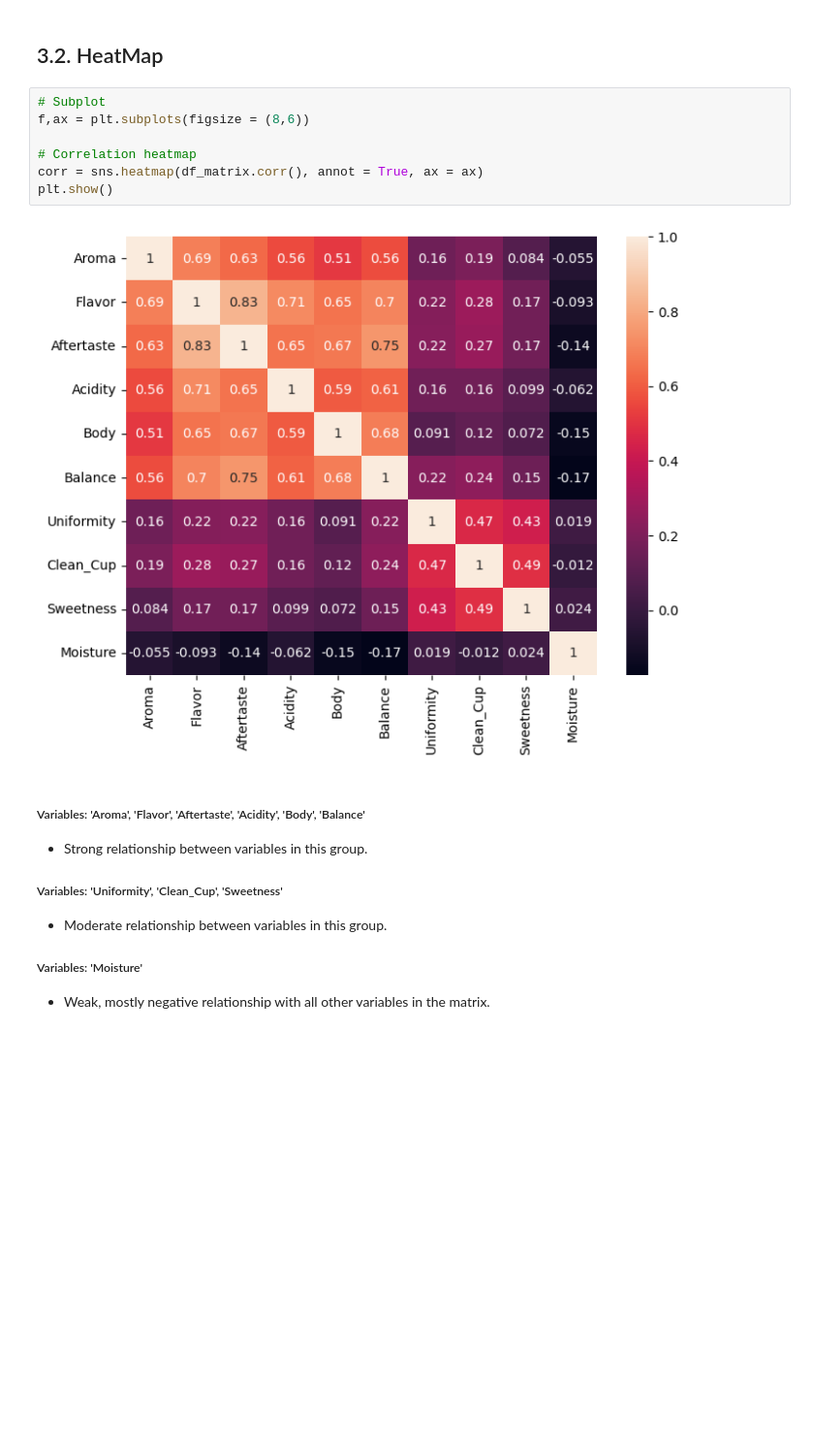
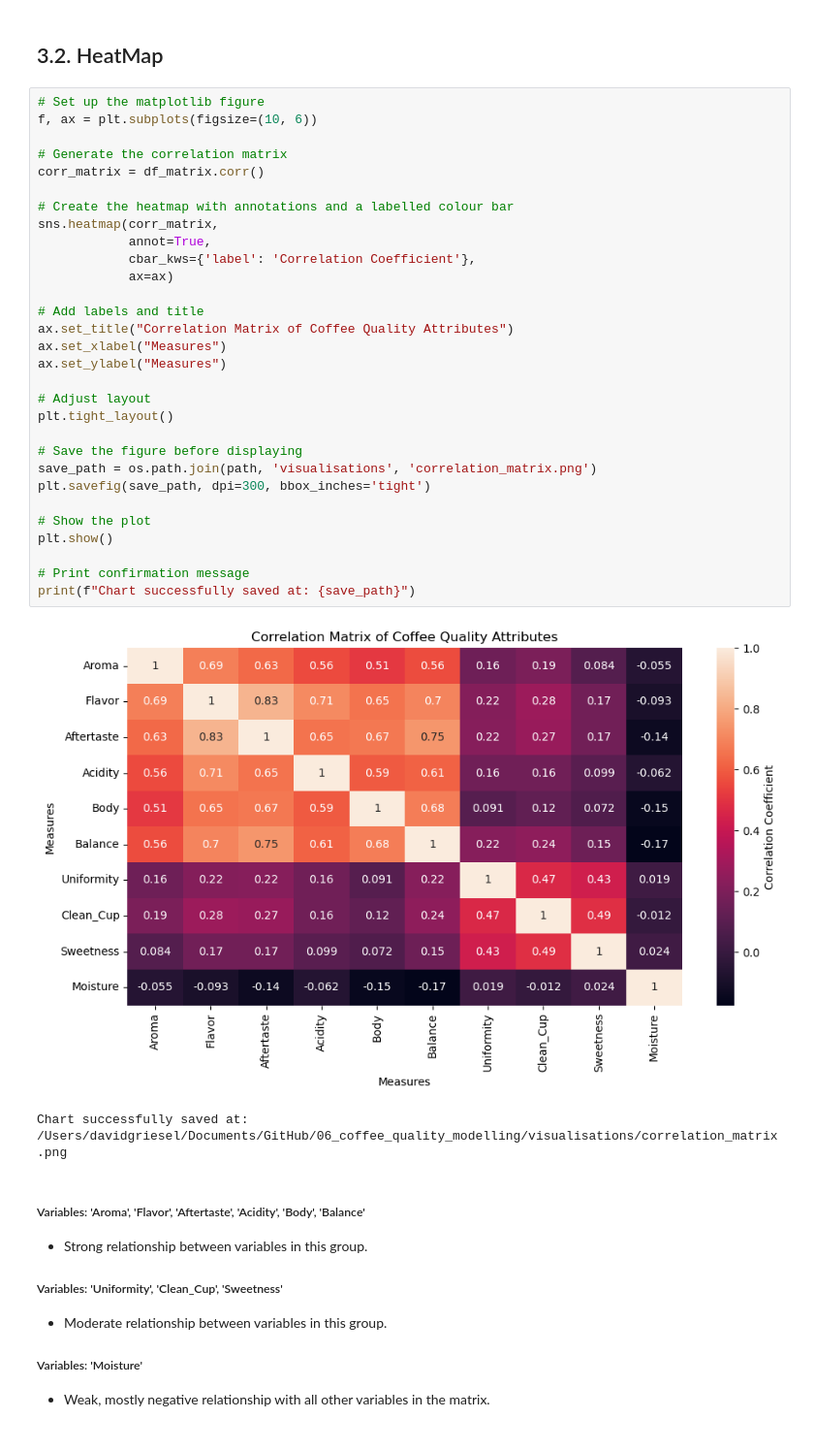
Before and after one commit to davidgriesel/06_coffee_quality_modelling, a Jupyter notebook: notebooks/02_eda.ipynb, the cells around one changed output. Shown at 97% size. Drawn from its saved outputs; the diff is of its cells as text; blank space fills up the shorter version.

```diff
--- a/notebooks/02_eda.ipynb
+++ b/notebooks/02_eda.ipynb
@@ -75,15 +75,39 @@ df_matrix.corr()
 | Moisture | -0.055065 | -0.093089 | -0.136153 | -0.062145 | -0.150665 | -0.174306 | 0.019086 | -0.012319 | 0.024354 | 1.000000 |
 # %% [markdown]
 ## 3.2. HeatMap
-# %%
-# Subplot
-f,ax = plt.subplots(figsize = (8,6))
-
-# Correlation heatmap
-corr = sns.heatmap(df_matrix.corr(), annot = True, ax = ax)
-plt.show()
-# %% [output]
-[figure, removed]
+# %%
+# Set up the matplotlib figure
+f, ax = plt.subplots(figsize=(10, 6))
+
+# Generate the correlation matrix
+corr_matrix = df_matrix.corr()
+
+# Create the heatmap with annotations and a labelled colour bar
+sns.heatmap(corr_matrix,
+            annot=True,
+            cbar_kws={'label': 'Correlation Coefficient'},
+            ax=ax)
+
+# Add labels and title
+ax.set_title("Correlation Matrix of Coffee Quality Attributes")
+ax.set_xlabel("Measures")
+ax.set_ylabel("Measures")
+
+# Adjust layout
+plt.tight_layout()
+
+# Save the figure before displaying
+save_path = os.path.join(path, 'visualisations', 'correlation_matrix.png')
+plt.savefig(save_path, dpi=300, bbox_inches='tight')
+
+# Show the plot
+plt.show()
+
+# Print confirmation message
+print(f"Chart successfully saved at: {save_path}")
+# %% [output]
+[figure, added]
+Chart successfully saved at: /Users/davidgriesel/Documents/GitHub/06_coffee_quality_modelling/visualisations/correlation_matrix.png
 # %% [markdown]
 ##### Variables: 'Aroma', 'Flavor', 'Aftertaste', 'Acidity', 'Body', 'Balance'
 - Strong relationship between variables in this group.
```
Also changed, not shown: parts of 4 cells of this notebook, 9 other files.
